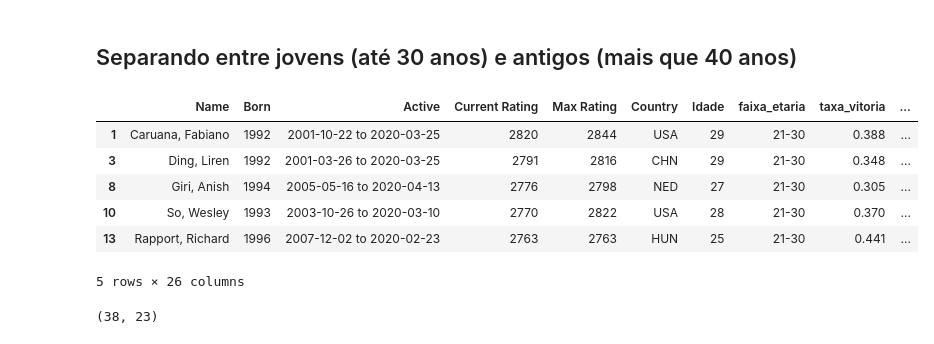
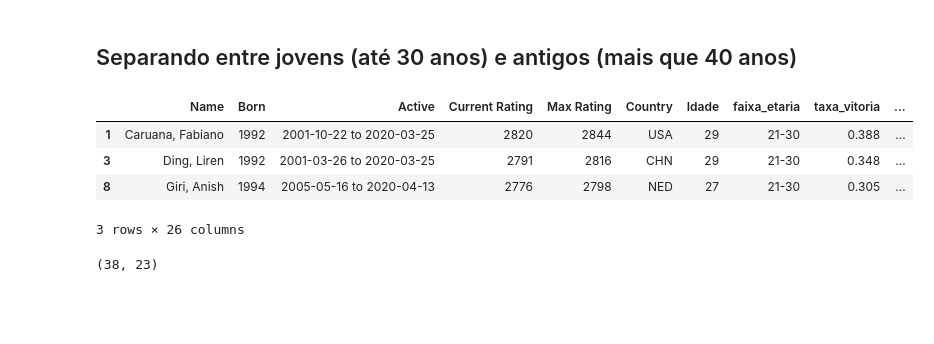
Before and after one commit to PeronxD/Python, a Jupyter notebook: análises_chess.ipynb, the cells around one changed output. Saved outputs shown, nothing was run; the diff lists cells and outputs as text; code cells hidden in the pictures; blank space fills up the shorter version.

```diff
--- a/análises_chess.ipynb
+++ b/análises_chess.ipynb
@@ -388,15 +348,13 @@ jovens = dados[(dados['faixa_etaria'] == '0-20') | (dados['faixa_etaria'] == '21
 
 antigos = dados[(dados['faixa_etaria'] == '41-50') | (dados['faixa_etaria'] == '51-60') | (dados['faixa_etaria'] == '61-80')]
 # %%
-jovens.head()
+jovens.head(3)
 # %% [output]
 |  | Name | Born | Active | Current Rating | Max Rating | Country | Idade | faixa_etaria | taxa_vitoria | ... |
 | 1 | Caruana, Fabiano | 1992 | 2001-10-22 to 2020-03-25 | 2820 | 2844 | USA | 29 | 21-30 | 0.388 | ... |
 | 3 | Ding, Liren | 1992 | 2001-03-26 to 2020-03-25 | 2791 | 2816 | CHN | 29 | 21-30 | 0.348 | ... |
 | 8 | Giri, Anish | 1994 | 2005-05-16 to 2020-04-13 | 2776 | 2798 | NED | 27 | 21-30 | 0.305 | ... |
-| 10 | So, Wesley | 1993 | 2003-10-26 to 2020-03-10 | 2770 | 2822 | USA | 28 | 21-30 | 0.370 | ... |
-| 13 | Rapport, Richard | 1996 | 2007-12-02 to 2020-02-23 | 2763 | 2763 | HUN | 25 | 21-30 | 0.441 | ... |
-5 rows × 26 columns
+3 rows × 26 columns
 # %%
 jovens.shape[0], antigos.shape[0]
 # %% [output]
```
Also changed, not shown: parts of 4 cells of this notebook.
